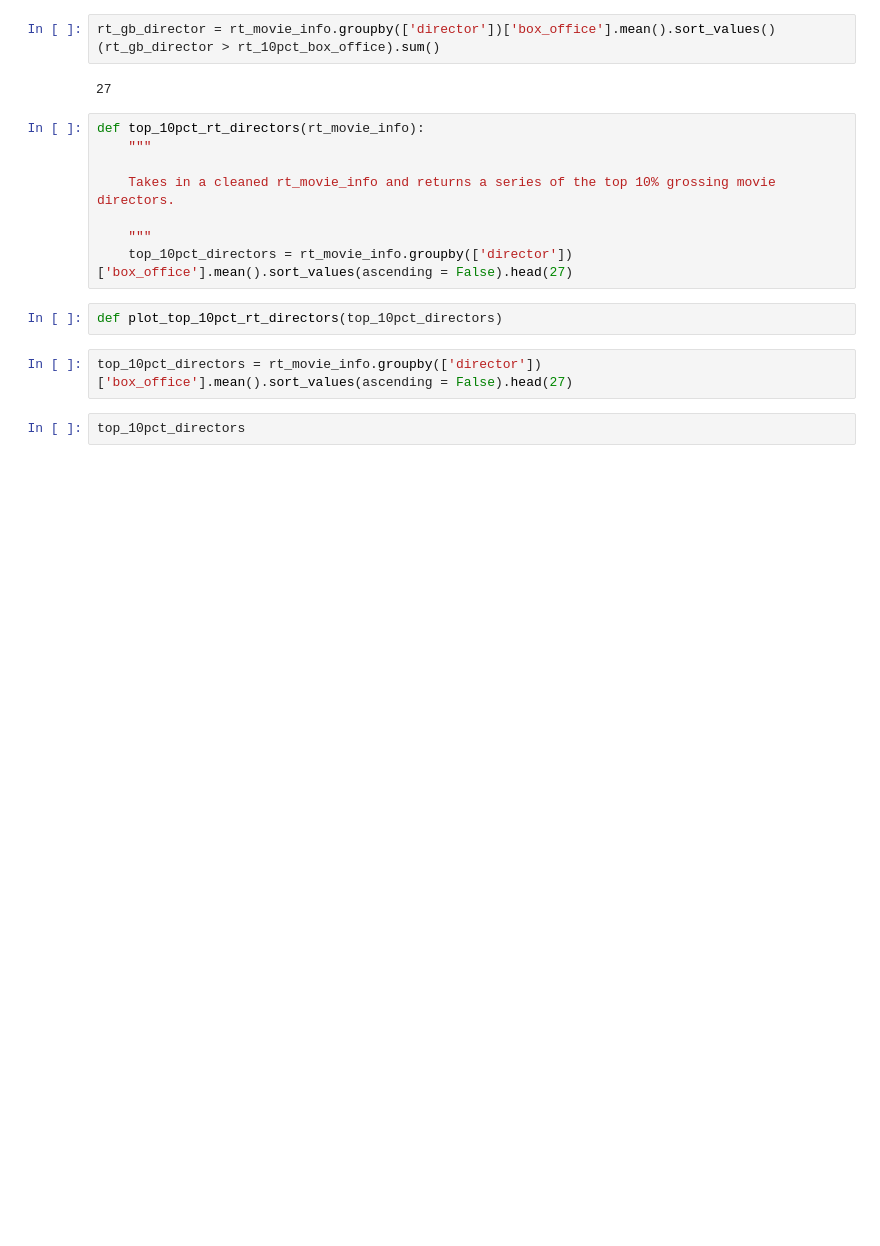
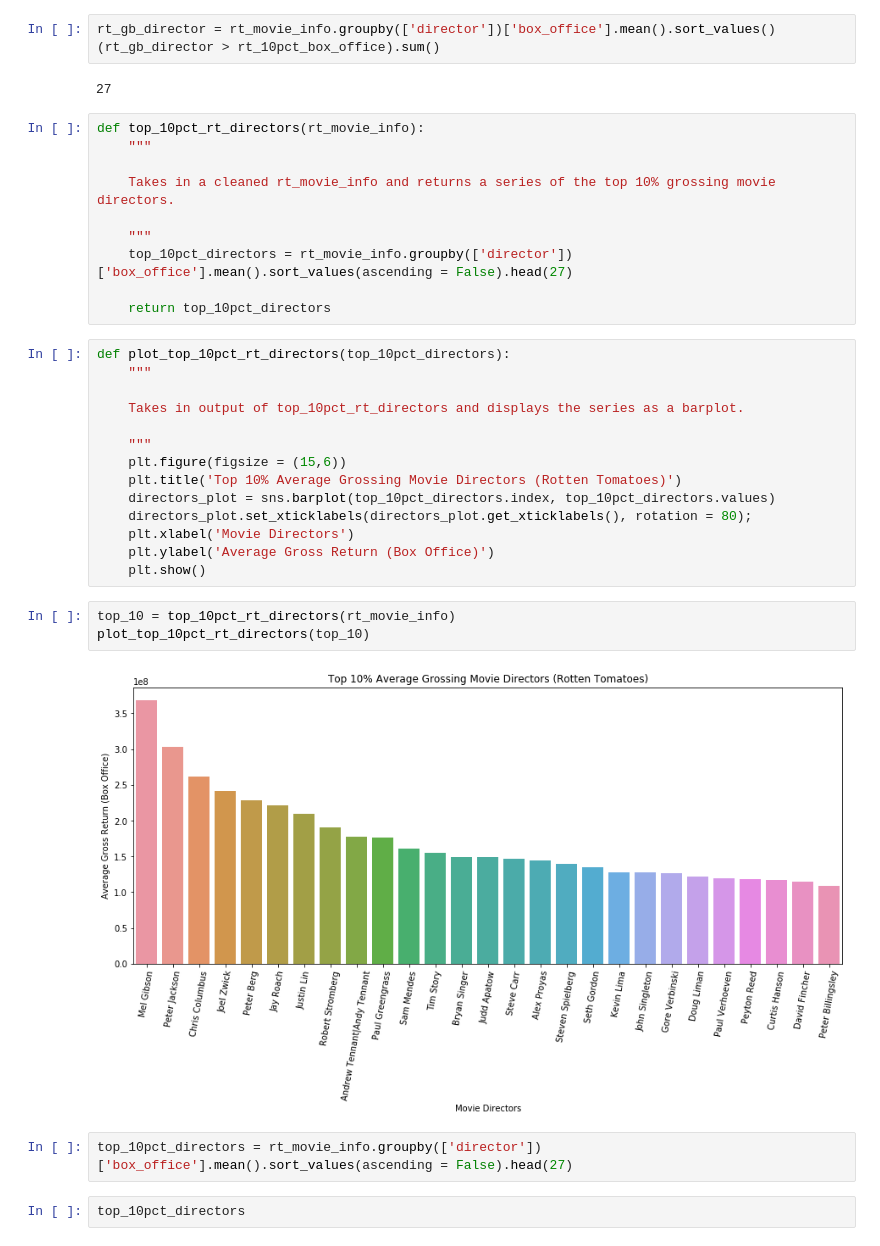
Before and after one commit to mrozenva/dsc-phase-1-project-campus, a Jupyter notebook: eda_notebook.ipynb, the cells around one changed output. Cells and saved outputs as stored; diff of their text form; blank space fills up the shorter version.

Commit message:
top10pct directors func finished

```diff
--- a/eda_notebook.ipynb
+++ b/eda_notebook.ipynb
@@ -166,8 +166,27 @@ def top_10pct_rt_directors(rt_movie_info):
 
     """
     top_10pct_directors = rt_movie_info.groupby(['director'])['box_office'].mean().sort_values(ascending = False).head(27)
+
+    return top_10pct_directors
-# %%
-def plot_top_10pct_rt_directors(top_10pct_directors)
+# %%
+def plot_top_10pct_rt_directors(top_10pct_directors):
+    """
+
+    Takes in output of top_10pct_rt_directors and displays the series as a barplot.
+
+    """
+    plt.figure(figsize = (15,6))
+    plt.title('Top 10% Average Grossing Movie Directors (Rotten Tomatoes)')
+    directors_plot = sns.barplot(top_10pct_directors.index, top_10pct_directors.values)
+    directors_plot.set_xticklabels(directors_plot.get_xticklabels(), rotation = 80);
+    plt.xlabel('Movie Directors')
+    plt.ylabel('Average Gross Return (Box Office)')
+    plt.show()
+# %%
+top_10 = top_10pct_rt_directors(rt_movie_info)
+plot_top_10pct_rt_directors(top_10)
+# %% [output]
+[figure, added]
 # %%
 top_10pct_directors = rt_movie_info.groupby(['director'])['box_office'].mean().sort_values(ascending = False).head(27)
 # %%
```
